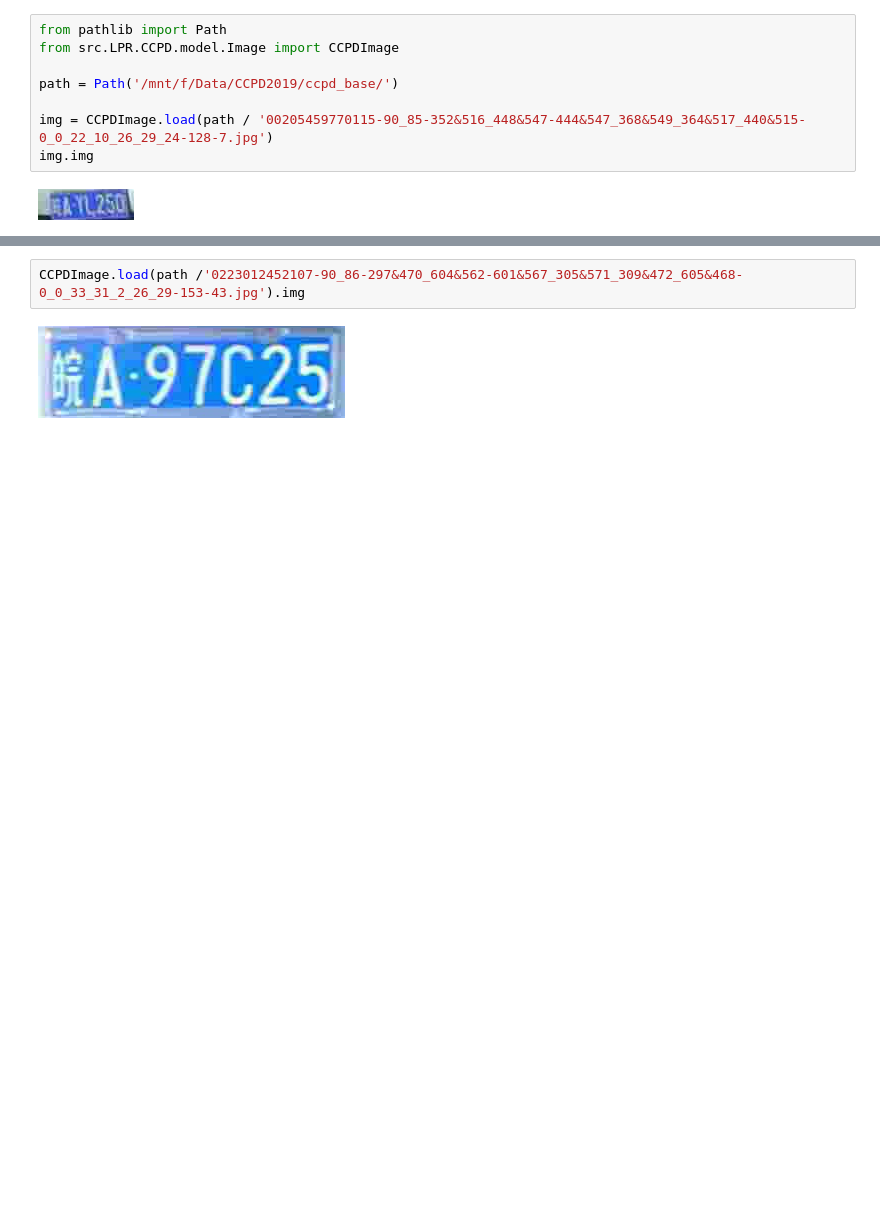
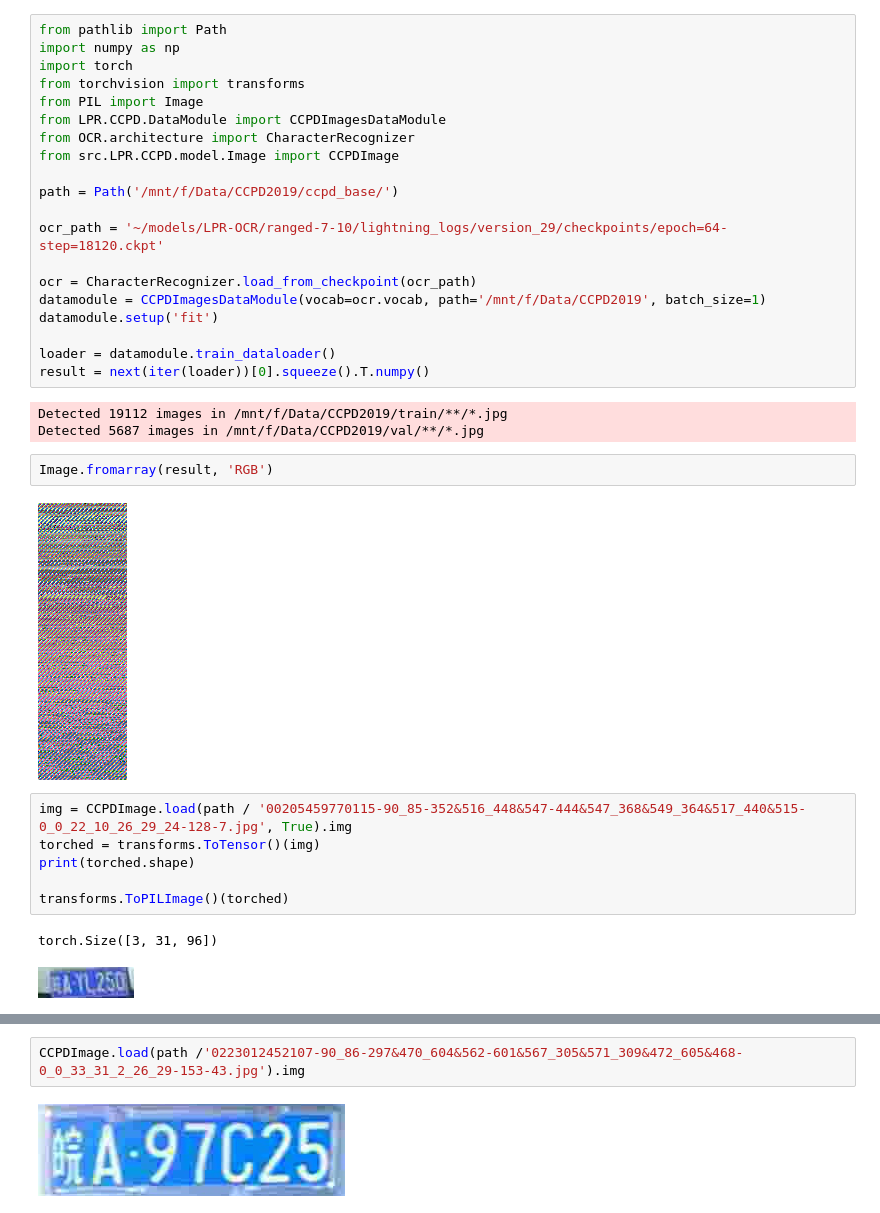
Before and after one commit to tsteffek/LicensePlateReconstructor, a Jupyter notebook: bin/CCPD.ipynb, the cells around one changed output, grey strips where cells are left out. Drawn from its saved outputs; the diff is of its cells as text; blank space fills up the shorter version.

```diff
--- a/bin/CCPD.ipynb
+++ b/bin/CCPD.ipynb
@@ -1,12 +1,38 @@
+# %%
+from pathlib import Path
+import numpy as np
+import torch
+from torchvision import transforms
+from PIL import Image
+from LPR.CCPD.DataModule import CCPDImagesDataModule
+from OCR.architecture import CharacterRecognizer
+from src.LPR.CCPD.model.Image import CCPDImage
+
+path = Path('/mnt/f/Data/CCPD2019/ccpd_base/')
+
+ocr_path = '~/models/LPR-OCR/ranged-7-10/lightning_logs/version_29/checkpoints/epoch=64-step=18120.ckpt'
+
+ocr = CharacterRecognizer.load_from_checkpoint(ocr_path)
+datamodule = CCPDImagesDataModule(vocab=ocr.vocab, path='/mnt/f/Data/CCPD2019', batch_size=1)
+datamodule.setup('fit')
+
+loader = datamodule.train_dataloader()
+result = next(iter(loader))[0].squeeze().T.numpy()
+# %% [output]
+Detected 19112 images in /mnt/f/Data/CCPD2019/train/**/*.jpg
+Detected 5687 images in /mnt/f/Data/CCPD2019/val/**/*.jpg
+# %%
+Image.fromarray(result, 'RGB')
+# %% [output]
+[figure, added]
 # %%
-from pathlib import Path
-from src.LPR.CCPD.model.Image import CCPDImage
+img = CCPDImage.load(path / '00205459770115-90_85-352&516_448&547-444&547_368&549_364&517_440&515-0_0_22_10_26_29_24-128-7.jpg', True).img
+torched = transforms.ToTensor()(img)
+print(torched.shape)
 
-path = Path('/mnt/f/Data/CCPD2019/ccpd_base/')
-
-img = CCPDImage.load(path / '00205459770115-90_85-352&516_448&547-444&547_368&549_364&517_440&515-0_0_22_10_26_29_24-128-7.jpg')
-img.img
+transforms.ToPILImage()(torched)
 # %% [output]
+torch.Size([3, 31, 96])
 [figure]
 # %%
 CCPDImage.load(path / '00223060344828-90_89-441&517_538&546-530&552_447&548_447&512_530&516-0_0_13_16_33_30_33-148-14.jpg').img
```
Also changed, not shown: parts of 1 cell of this notebook, 5 other files.
